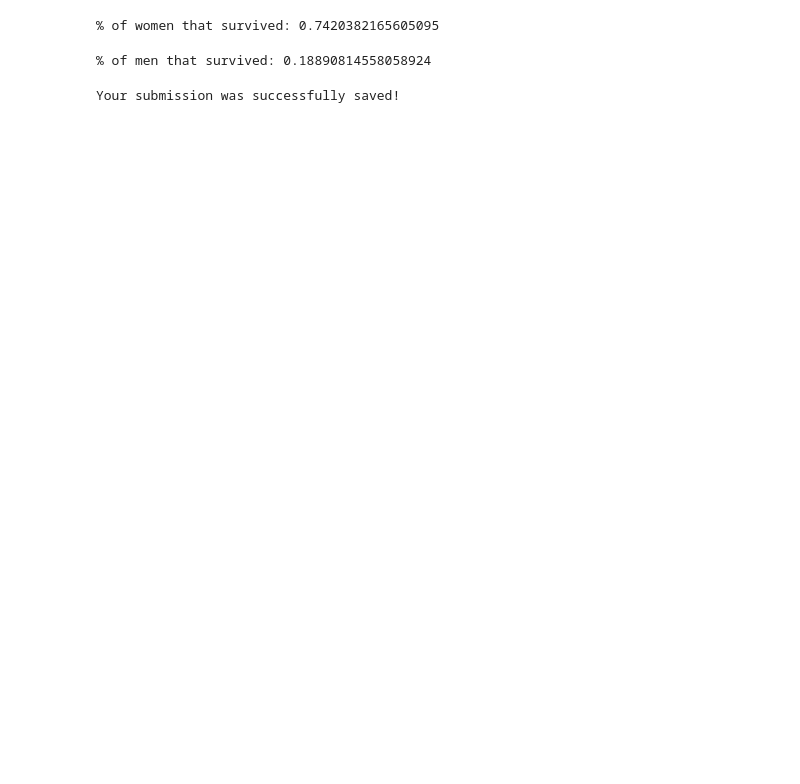
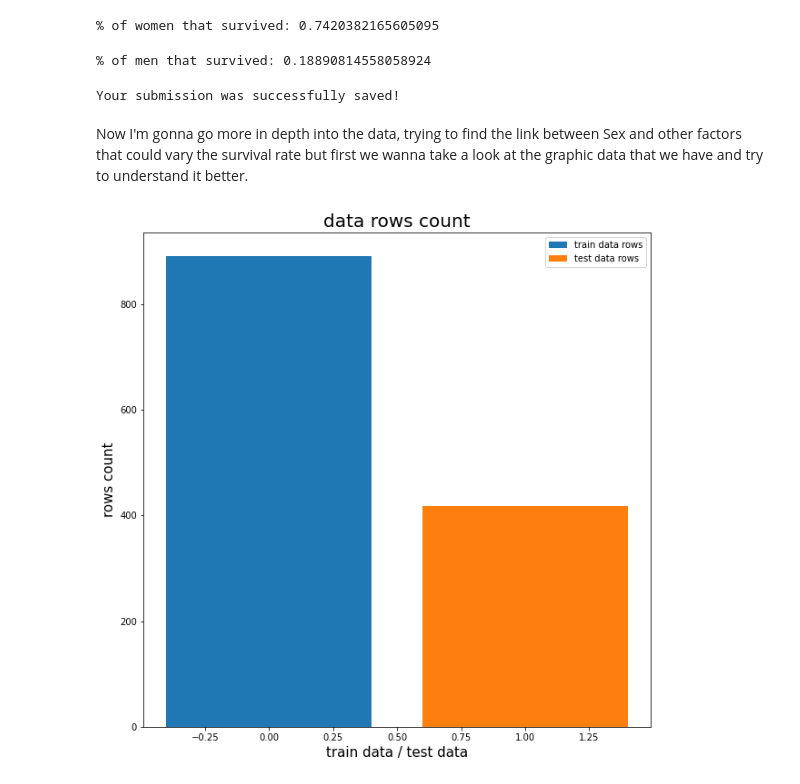
Before and after one commit to AzizTk/KaggleTitanic, a Jupyter notebook: notebook5eabd47bed.ipynb, the cells around one changed output. Cells and saved outputs as stored; diff of their text form; code cells hidden in the pictures; blank space fills up the shorter version.

Commit message:
Data Analysis as well As cleaning & preparing for Modeling & training

```diff
--- a/notebook5eabd47bed.ipynb
+++ b/notebook5eabd47bed.ipynb
@@ -21,8 +21,8 @@ for dirname, _, filenames in os.walk('/kaggle/input'):
 /kaggle/input/titanic/test.csv
 /kaggle/input/titanic/gender_submission.csv
 # %%
-train_data= pd.read_csv("/kaggle/input/titanic/train.csv")
-train_data.head()
+data= pd.read_csv("/kaggle/input/titanic/train.csv")
+data.head()
 # %% [output]
 |  | PassengerId | Survived | Pclass | Name | Sex | Age | SibSp | Parch | Ticket | Fare | ... |
 | 0 | 1 | 0 | 3 | Braund, Mr. Owen Harris | male | 22.0 | 1 | 0 | A/5 21171 | 7.2500 | ... |
@@ -70,3 +70,5 @@ output.to_csv('submussion.csv', index=False)
 print("Your submission was successfully saved!")
 # %% [output]
 Your submission was successfully saved!
+# %% [markdown]
+Now I'm gonna go more in depth into the data, trying to find the link between Sex and other factors that could vary the survival rate but first we wanna take a look at the graphic data that we have and try to understand it better.
@@ -72,0 +80,14 @@ Your submission was successfully saved!
+# %%
+data_rows = data.shape[0]
+test_data_rows = test_data.shape[0]
+# %%
+plt.figure(figsize=(10,10))
+plt.bar(0, data_rows,label="train data rows")
+plt.bar(1, test_data_rows,label="test data rows")
+plt.xlabel("train data / test data",fontsize=15)
+plt.ylabel("rows count",fontsize=15)
+plt.legend()
+plt.title("data rows count",fontsize=20)
+plt.show()
+# %% [output]
+[figure, added]
```
Also changed, not shown: parts of 51 cells of this notebook.
